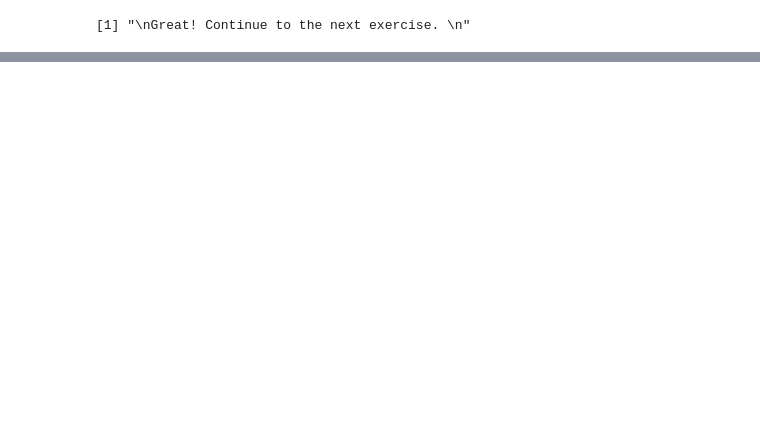
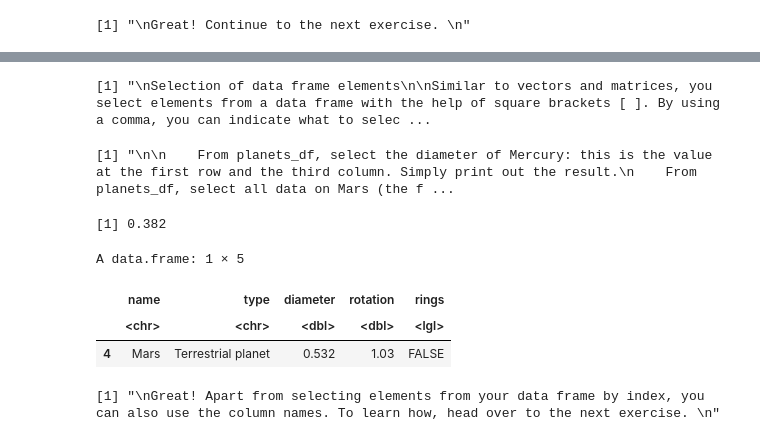
Before and after one commit to Gisleudo-Cortez/Estudos-studies, a Jupyter notebook: DataCamp/R/courses/introduction_to_R/scripts/chapter_05.ipynb, the cells around one changed output, grey strips where cells are left out. Drawn from its saved outputs; the diff is of its cells as text; code cells hidden in the pictures; blank space fills up the shorter version.

```diff
--- a/DataCamp/R/courses/introduction_to_R/scripts/chapter_05.ipynb
+++ b/DataCamp/R/courses/introduction_to_R/scripts/chapter_05.ipynb
@@ -341,0 +254,49 @@ A data.frame: 32 × 11
+# %%
+# exercise 06
+
+"
+Selection of data frame elements
+
+Similar to vectors and matrices, you select elements from a data frame with the help of square brackets [ ]. By using a comma, you can indicate what to select from the rows and the columns respectively. For example:
+
+    my_df[1,2] selects the value at the first row and second column in my_df.
+    my_df[1:3,2:4] selects rows 1, 2, 3 and columns 2, 3, 4 in my_df.
+
+Sometimes you want to select all elements of a row or column. For example, my_df[1, ] selects all elements of the first row. Let us now apply this technique on planets_df!
+"
+
+# Instructions
+
+"
+
+    From planets_df, select the diameter of Mercury: this is the value at the first row and the third column. Simply print out the result.
+    From planets_df, select all data on Mars (the fourth row). Simply print out the result.
+
+"
+
+# solution
+
+# The planets_df data frame from the previous exercise is pre-loaded
+
+# Print out diameter of Mercury (row 1, column 3)
+planets_df[1,3]
+
+# Print out data for Mars (entire fourth row)
+planets_df[4,]
+
+#----------------------------------#
+
+# Conclusion
+
+"
+Great! Apart from selecting elements from your data frame by index, you can also use the column names. To learn how, head over to the next exercise.
+"
+# %% [output]
+[1] "\nSelection of data frame elements\n\nSimilar to vectors and matrices, you select elements from a data frame with the help of square brackets [ ]. By using a comma, you can indicate what to selec ...
+[1] "\n\n    From planets_df, select the diameter of Mercury: this is the value at the first row and the third column. Simply print out the result.\n    From planets_df, select all data on Mars (the f ...
+[1] 0.382
+A data.frame: 1 × 5
+|  | name | type | diameter | rotation | rings |
+|  | <chr> | <chr> | <dbl> | <dbl> | <lgl> |
+| 4 | Mars | Terrestrial planet | 0.532 | 1.03 | FALSE |
+[1] "\nGreat! Apart from selecting elements from your data frame by index, you can also use the column names. To learn how, head over to the next exercise. \n"
```
Also changed, not shown: parts of 20 cells of this notebook, 1 other file.
